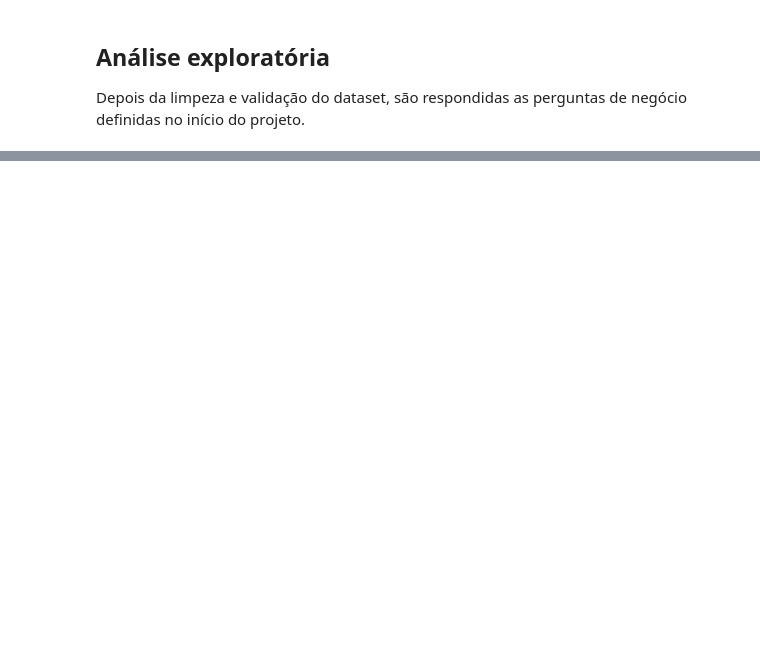
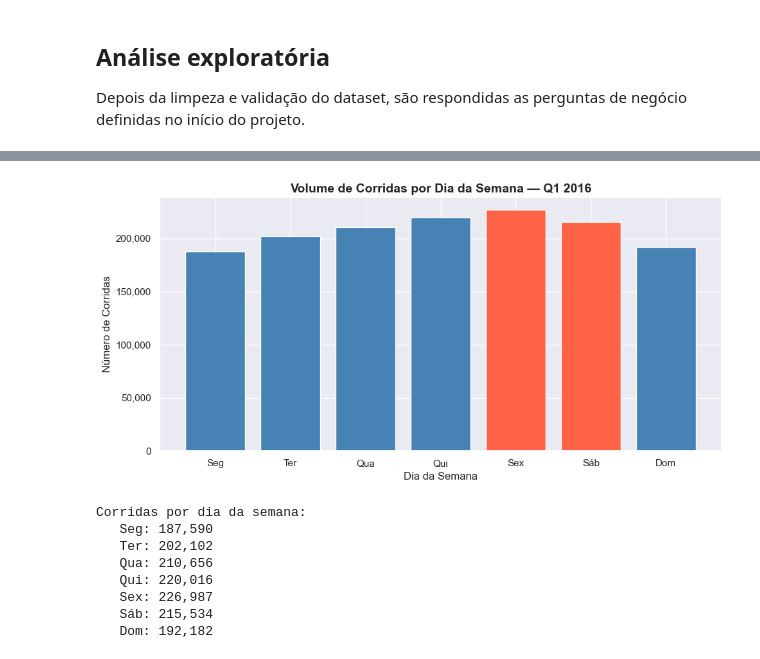
Before and after one commit to raquelpfm/nyc-taxi-analysis, a Jupyter notebook: notebooks/nyc_taxi.ipynb, the cells around one changed output, grey strips where cells are left out. Saved outputs shown, nothing was run; the diff lists cells and outputs as text; code cells hidden in the pictures; blank space fills up the shorter version.

```diff
--- a/notebooks/nyc_taxi.ipynb
+++ b/notebooks/nyc_taxi.ipynb
@@ -436,0 +526,33 @@ Dataset limpo carregado
+# %%
+# corridas por dia da semana
+
+ordem_dias = ['Monday','Tuesday','Wednesday','Thursday','Friday','Saturday','Sunday']
+labels_dias = ['Seg','Ter','Qua','Qui','Sex','Sáb','Dom']
+
+corridas_dia = df.groupby('dia_semana').size().reindex(ordem_dias).reset_index(name='corridas')
+
+fig, ax = plt.subplots(figsize=(10, 5))
+cores = ['tomato' if d in ['Friday','Saturday'] else 'steelblue' for d in ordem_dias]
+ax.bar(labels_dias, corridas_dia['corridas'], color=cores, edgecolor='white')
+ax.set_title('Volume de Corridas por Dia da Semana — Q1 2016',
+             fontsize=14, fontweight='bold')
+ax.set_xlabel('Dia da Semana')
+ax.set_ylabel('Número de Corridas')
+ax.yaxis.set_major_formatter(mticker.FuncFormatter(lambda x, _: f'{x:,.0f}'))
+plt.tight_layout()
+plt.show()
+
+print("\nCorridas por dia da semana:")
+for dia, label in zip(ordem_dias, labels_dias):
+    qtd = corridas_dia.loc[corridas_dia['dia_semana']==dia, 'corridas'].values[0]
+    print(f"   {label}: {qtd:,}")
+# %% [output]
+[figure, added]
+Corridas por dia da semana:
+   Seg: 187,590
+   Ter: 202,102
+   Qua: 210,656
+   Qui: 220,016
+   Sex: 226,987
+   Sáb: 215,534
+   Dom: 192,182
```
Also changed, not shown: parts of 23 cells of this notebook, 1 other file.
